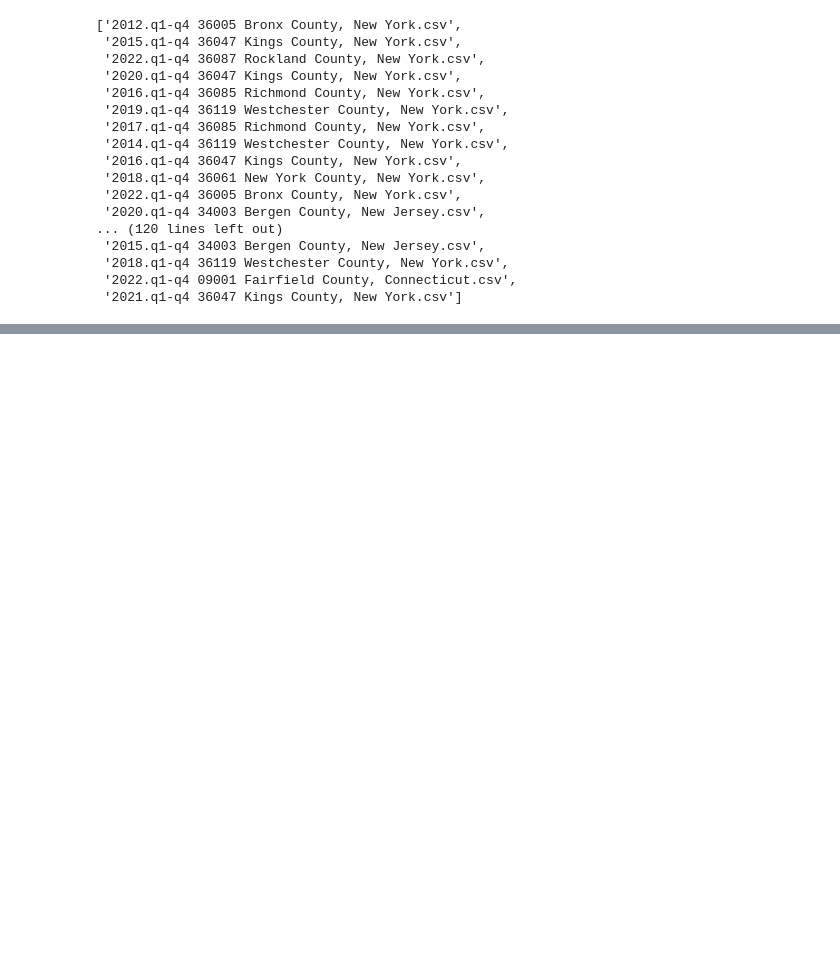
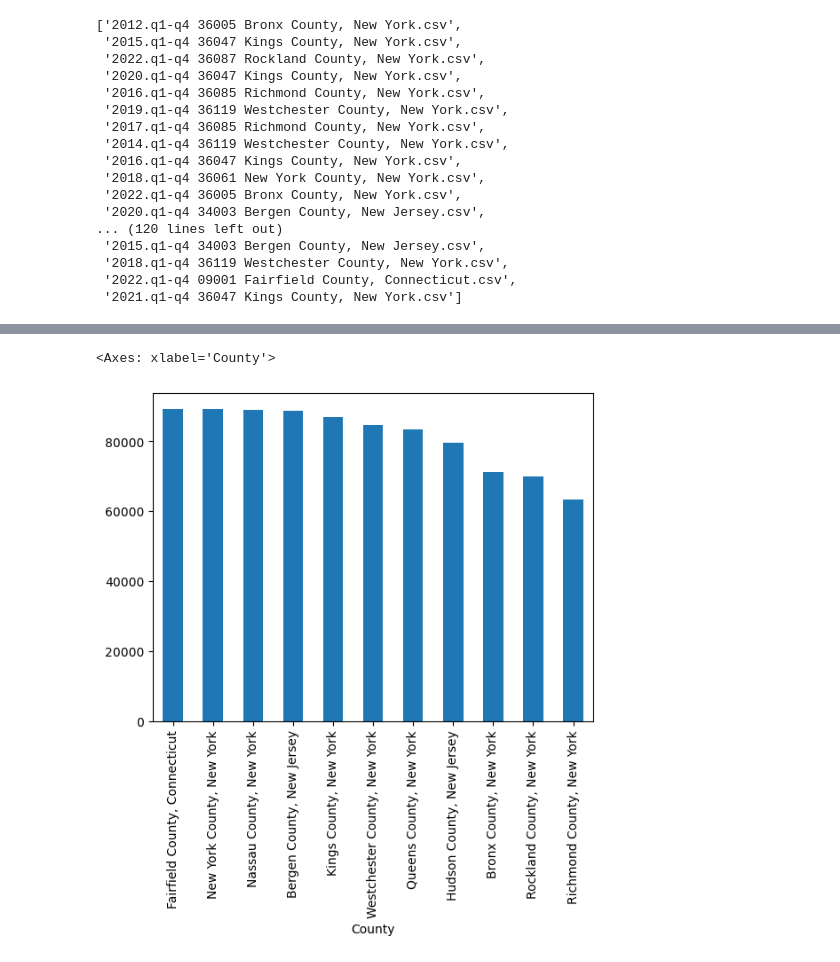
Before and after one commit to talibahnt/Project1_housing_practice, a Jupyter notebook: nyc_jobs.ipynb, the cells around one changed output, grey strips where cells are left out. Cells and saved outputs as stored; diff of their text form; code cells hidden in the pictures; blank space fills up the shorter version.

```diff
--- a/nyc_jobs.ipynb
+++ b/nyc_jobs.ipynb
@@ -432,0 +628,6 @@ cleandf['County'].value_counts()
+# %%
+#Bar graph of employment records per county
+clean_df['County'].value_counts().plot(kind = 'bar')
+# %% [output]
+<Axes: xlabel='County'>
+[figure, added]
```
Also changed, not shown: parts of 79 cells of this notebook.
